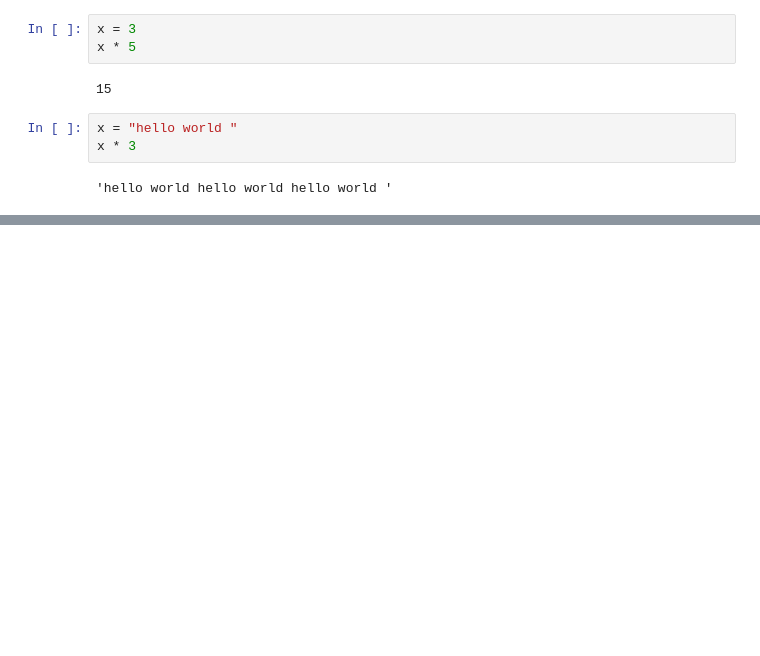
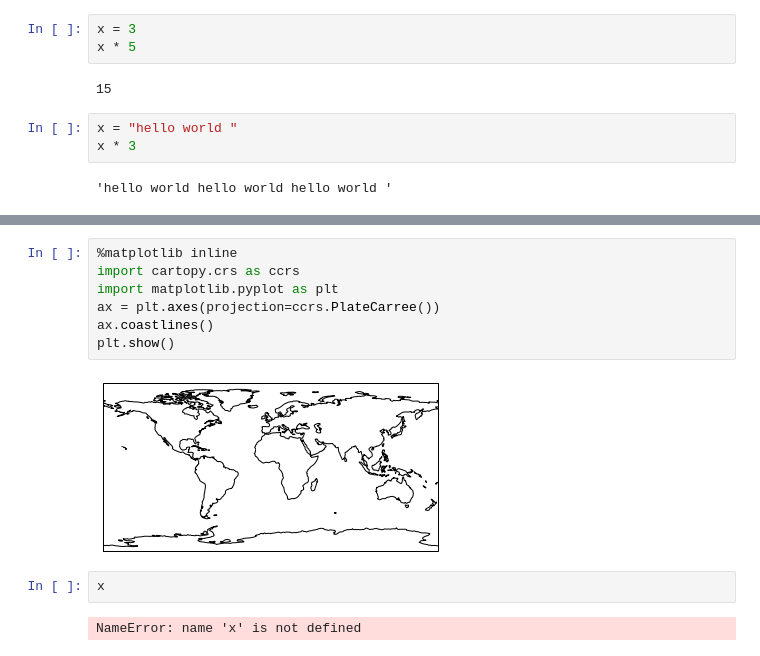
Before and after one commit to mbmilligan/msi-ipython-nb-ex, a Jupyter notebook: notebook/Advanced Python.ipynb, the cells around one changed output, grey strips where cells are left out. Drawn from its saved outputs; the diff is of its cells as text; blank space fills up the shorter version.

```diff
--- a/notebook/Advanced Python.ipynb
+++ b/notebook/Advanced Python.ipynb
@@ -37,0 +174,13 @@ myfunc()
+# %%
+%matplotlib inline
+import cartopy.crs as ccrs
+import matplotlib.pyplot as plt
+ax = plt.axes(projection=ccrs.PlateCarree())
+ax.coastlines()
+plt.show()
+# %% [output]
+[figure, added]
+# %%
+x
+# %% [output]
+NameError: name 'x' is not defined
```
Also changed, not shown: parts of 51 cells of this notebook, 6 other files.
